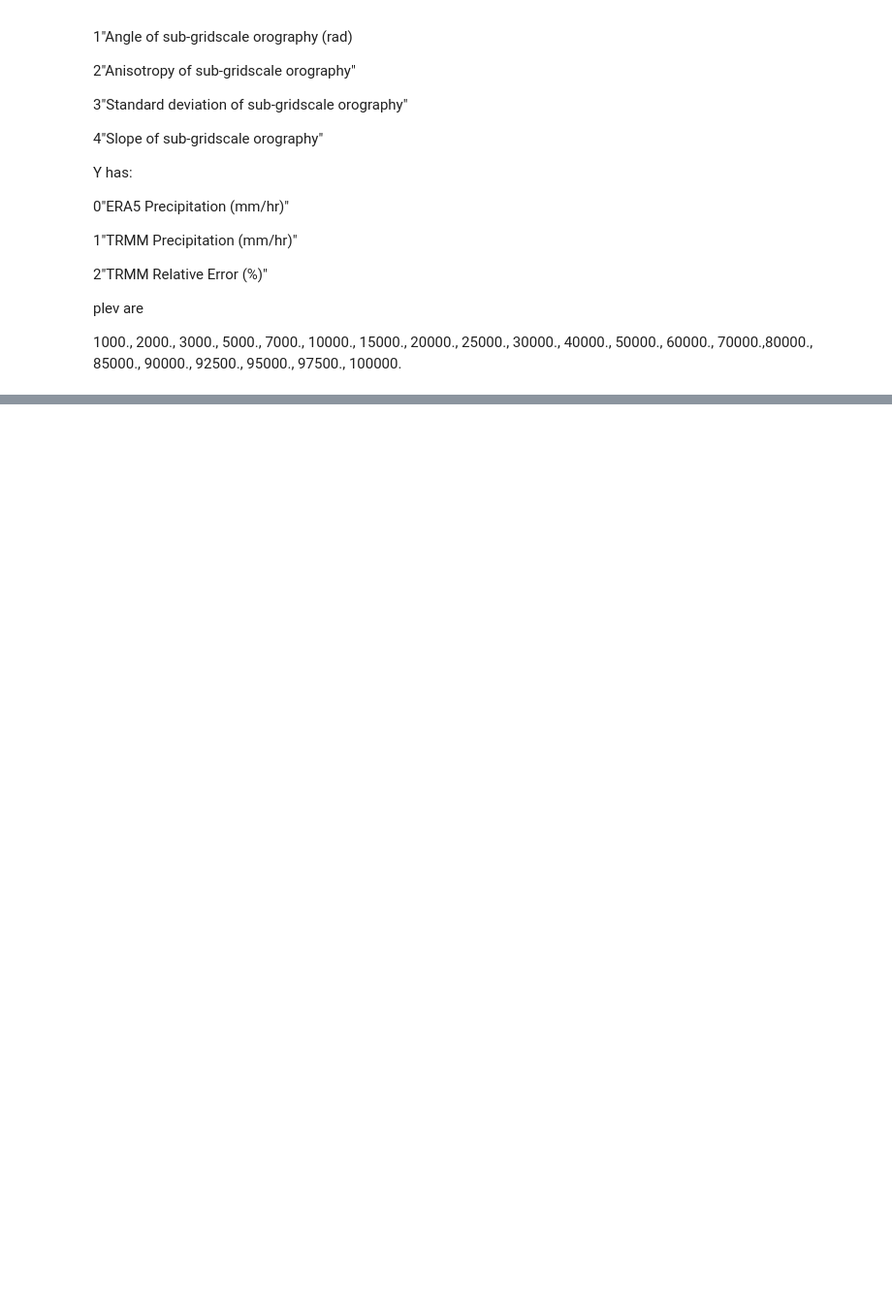
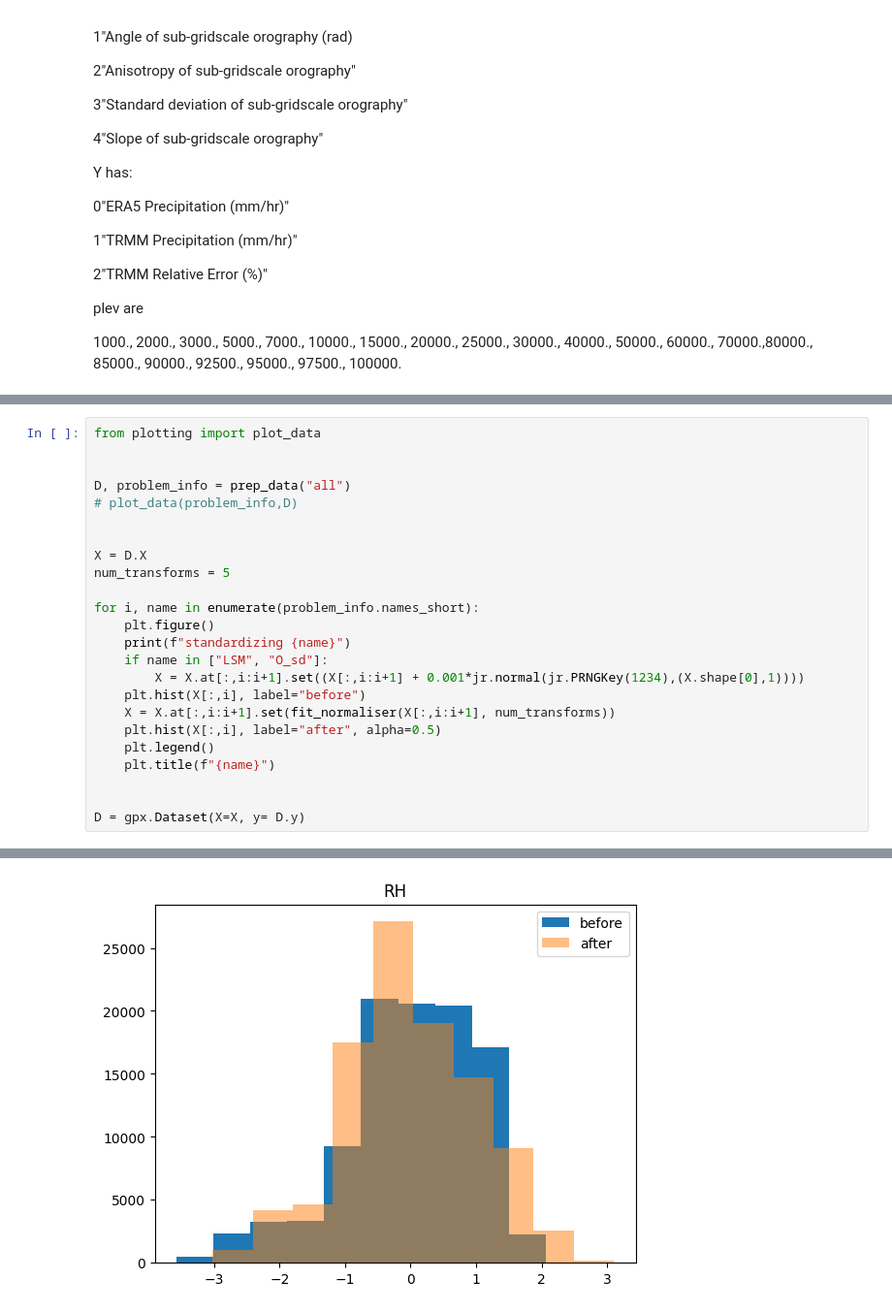
Before and after one commit to JaxGaussianProcesses/GPJax, a Jupyter notebook: run.ipynb, the cells around one changed output, grey strips where cells are left out. Shown at 97% size. Cells and saved outputs as stored; diff of their text form; blank space fills up the shorter version.

```diff
--- a/run.ipynb
+++ b/run.ipynb
@@ -360,0 +330,25 @@ fitting model 0
+# %%
+from plotting import plot_data
+
+
+D, problem_info = prep_data("all")
+# plot_data(problem_info,D)
+
+
+X = D.X
+num_transforms = 5
+
+for i, name in enumerate(problem_info.names_short):
+    plt.figure()
+    print(f"standardizing {name}")
+    if name in ["LSM", "O_sd"]:
+        X = X.at[:,i:i+1].set((X[:,i:i+1] + 0.001*jr.normal(jr.PRNGKey(1234),(X.shape[0],1))))
+    plt.hist(X[:,i], label="before")
+    X = X.at[:,i:i+1].set(fit_normaliser(X[:,i:i+1], num_transforms))
+    plt.hist(X[:,i], label="after", alpha=0.5)
+    plt.legend()
+    plt.title(f"{name}")
+
+
+D = gpx.Dataset(X=X, y= D.y)
+# %% [output]
@@ -360,0 +408 @@ fitting model 0
+[figure, added]
```
Also changed, not shown: parts of 12 cells of this notebook, 2 other files.
